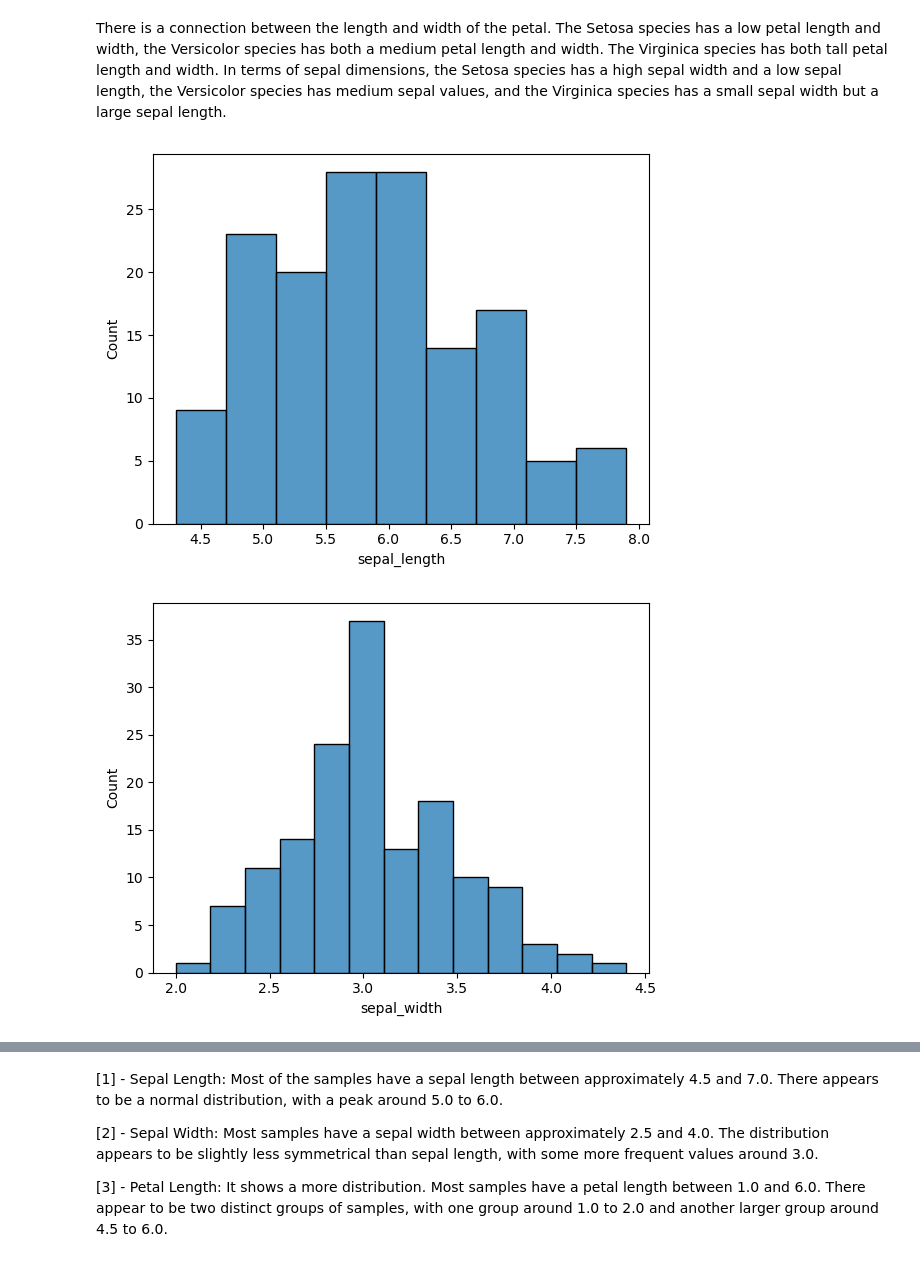
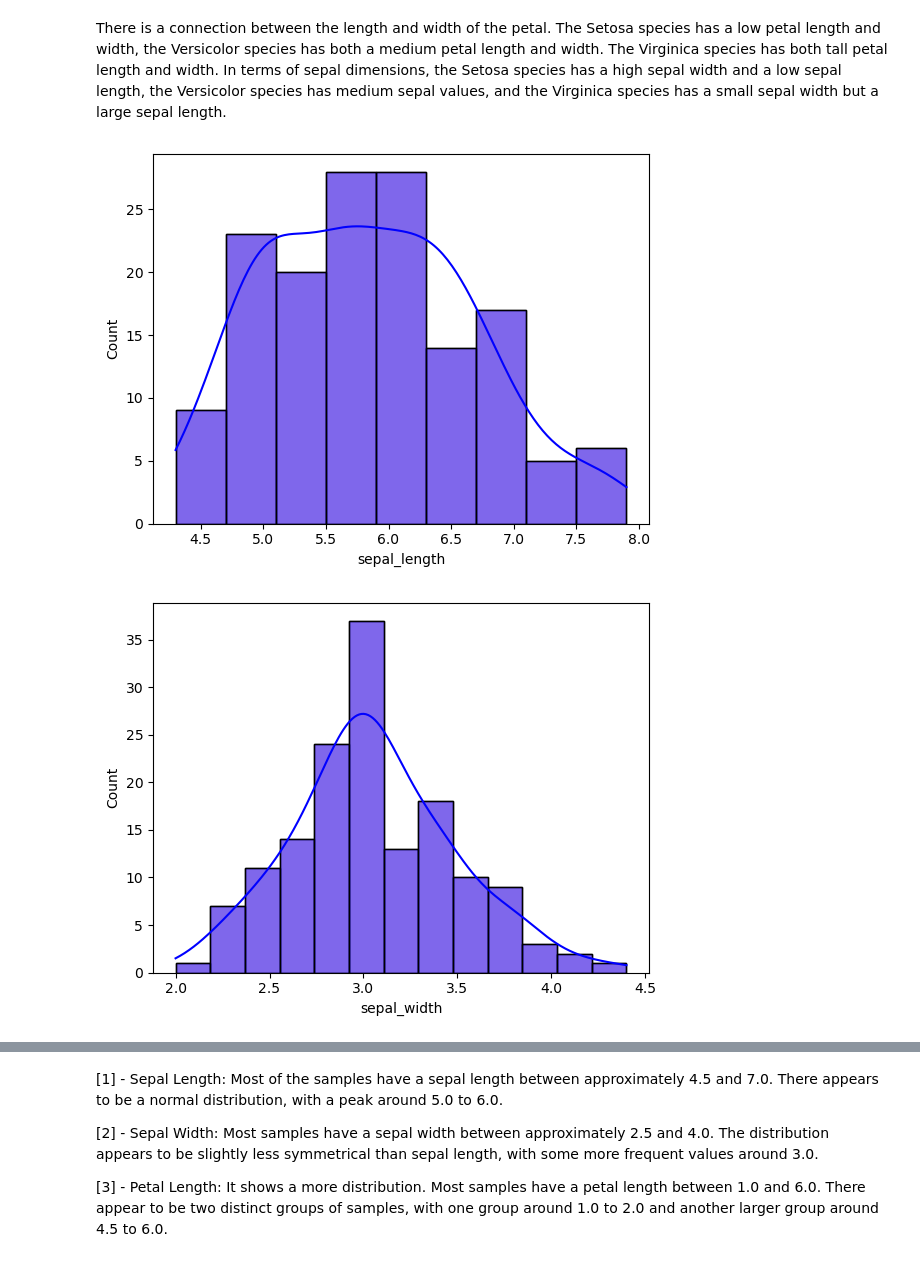
Before and after one commit to GabrielaDomiciano/pands-project, a Jupyter notebook: comments.ipynb, the cells around one changed output, grey strips where cells are left out. Drawn from its saved outputs; the diff is of its cells as text; code cells hidden in the pictures.

```diff
--- a/comments.ipynb
+++ b/comments.ipynb
@@ -242,21 +287,29 @@ There is a connection between the length and width of the petal. The Setosa spec
 # %%
 # https://gist.github.com/mwaskom/de44147ed2974457ad6372750bbe5751
 
 # The code generates four plots, one for each feature in the Iris dataset: sepal length, sepal width, petal length,
 # and petal width. Each one shows the distribution of the respective characteristic in the data set.
 
+# Creates a histogram of sepal lengths from the Iris dataset, with a KDE curve overlaid on top.
+# "KDE" will include a density estimation curve at the top of the histogram bars.
+# When set to True, a smooth curve representing the distribution of the data is overlaid.
+
 # Plotting the distplot
-sns.histplot(iris_df['sepal_length']) #[1]
+sns.histplot(iris_df['sepal_length'], color='pink') #[1]
+sns.histplot(iris_df["sepal_length"], kde=True, color='blue')
 plt.show()
 
-sns.histplot(iris_df['sepal_width']) #[2]
+sns.histplot(iris_df['sepal_width'], color='pink') #[2]
+sns.histplot(iris_df["sepal_width"], kde=True, color='blue')
 plt.show()
 
-sns.histplot(iris_df['petal_length'])#[3]
+sns.histplot(iris_df['petal_length'], color='pink')#[3]
+sns.histplot(iris_df["petal_length"], kde=True, color='blue')
 plt.show()
 
-sns.histplot(iris_df['petal_width']) #[4]
+sns.histplot(iris_df['petal_width'], color='pink') #[4]
+sns.histplot(iris_df["petal_width"], kde=True, color='blue')
 plt.show()
 # %% [output]
-[figure, old version]
+[figure, new version]
-[figure, old version]
+[figure, new version]
```
Also changed, not shown: parts of 20 cells of this notebook.
